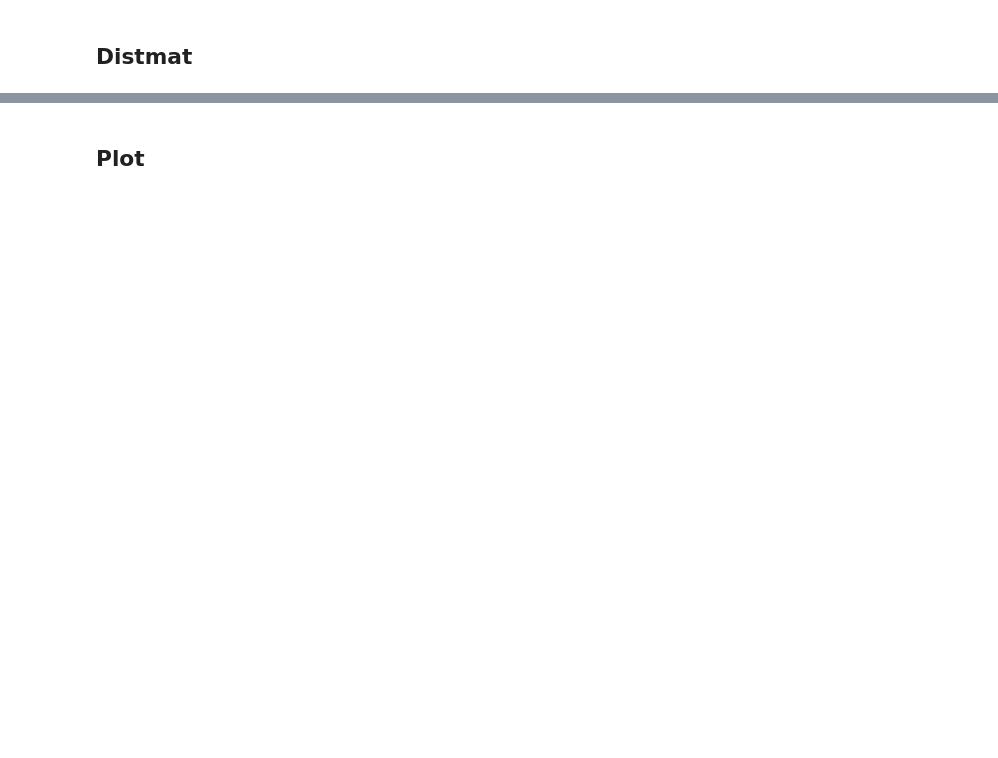
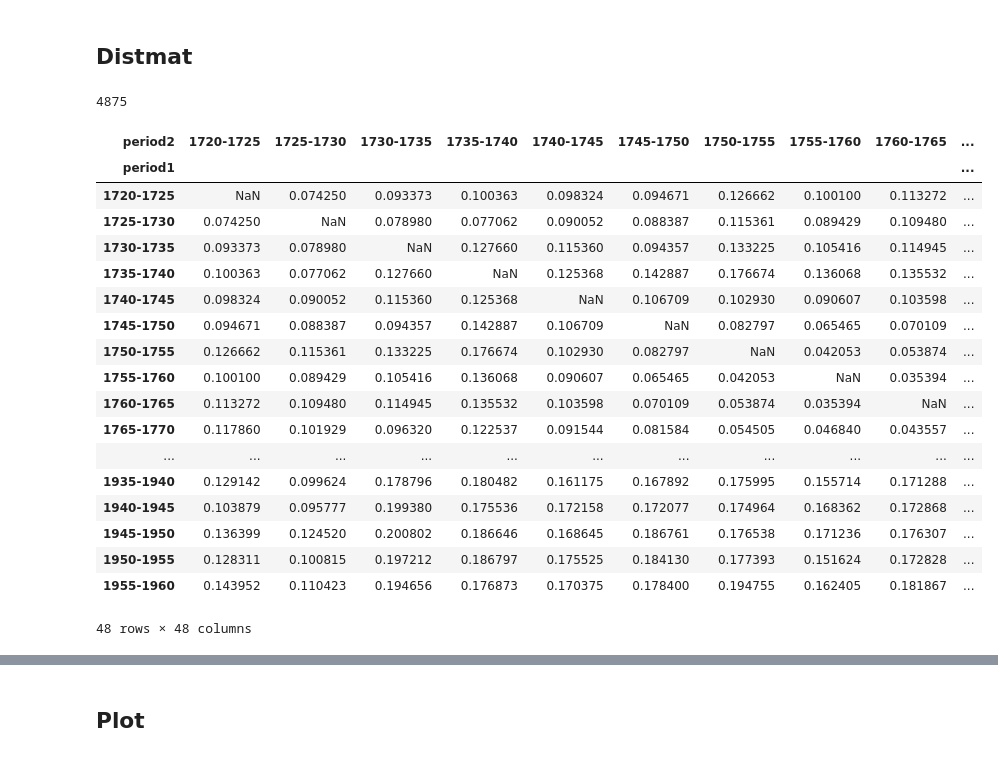
Before and after one commit to quadrismegistus/koselleck, a Jupyter notebook: koselleck/distmat.ipynb, the cells around one changed output, grey strips where cells are left out. Drawn from its saved outputs; the diff is of its cells as text; code cells hidden in the pictures; blank space fills up the shorter version.

```diff
--- a/koselleck/distmat.ipynb
+++ b/koselleck/distmat.ipynb
@@ -96,7 +97,12 @@ goodjob
 # %%
 def distmat_(objd): return distmat(**objd)
 
-def distmats(words,num_proc=1,progress=True,**distmat_opts):
+def distmats(words,num_proc=1,progress=True,force=False,**distmat_opts):
+    key='_distmats_'+str(sorted(to_words(words))) + str(sorted(distmat_opts.items()))
+    if not force:
+        with get_db('distmat') as db:
+            if key in db: return db[key]
+
     odf=None
     objs=[dict(word=w, progress=False, **distmat_opts) for w in to_words(words)]
     iterr=pmap_iter(distmat_, objs, progress=progress, num_proc=num_proc)
@@ -107,4 +113,34 @@ def distmats(words,num_proc=1,progress=True,**distmat_opts):
         else:
             df3=pd.concat([odf,df])
             odf=df3.groupby(df3.index).mean()
+
+    with get_db('distmat','w') as db: db[key]=odf
     return odf
+# %%
+novwords=get_signif_novelty_words()
+len(novwords)
+# %% [output]
+4875
+# %%
+dfdist_allnovwords = distmats(novwords)
+dfdist_allnovwords
+# %% [output]
+| period2 | 1720-1725 | 1725-1730 | 1730-1735 | 1735-1740 | 1740-1745 | 1745-1750 | 1750-1755 | 1755-1760 | 1760-1765 | ... |
+| period1 |  |  |  |  |  |  |  |  |  | ... |
+| 1720-1725 | NaN | 0.074250 | 0.093373 | 0.100363 | 0.098324 | 0.094671 | 0.126662 | 0.100100 | 0.113272 | ... |
+| 1725-1730 | 0.074250 | NaN | 0.078980 | 0.077062 | 0.090052 | 0.088387 | 0.115361 | 0.089429 | 0.109480 | ... |
+| 1730-1735 | 0.093373 | 0.078980 | NaN | 0.127660 | 0.115360 | 0.094357 | 0.133225 | 0.105416 | 0.114945 | ... |
+| 1735-1740 | 0.100363 | 0.077062 | 0.127660 | NaN | 0.125368 | 0.142887 | 0.176674 | 0.136068 | 0.135532 | ... |
+| 1740-1745 | 0.098324 | 0.090052 | 0.115360 | 0.125368 | NaN | 0.106709 | 0.102930 | 0.090607 | 0.103598 | ... |
+| 1745-1750 | 0.094671 | 0.088387 | 0.094357 | 0.142887 | 0.106709 | NaN | 0.082797 | 0.065465 | 0.070109 | ... |
+| 1750-1755 | 0.126662 | 0.115361 | 0.133225 | 0.176674 | 0.102930 | 0.082797 | NaN | 0.042053 | 0.053874 | ... |
+| 1755-1760 | 0.100100 | 0.089429 | 0.105416 | 0.136068 | 0.090607 | 0.065465 | 0.042053 | NaN | 0.035394 | ... |
+| 1760-1765 | 0.113272 | 0.109480 | 0.114945 | 0.135532 | 0.103598 | 0.070109 | 0.053874 | 0.035394 | NaN | ... |
+| 1765-1770 | 0.117860 | 0.101929 | 0.096320 | 0.122537 | 0.091544 | 0.081584 | 0.054505 | 0.046840 | 0.043557 | ... |
+| ... | ... | ... | ... | ... | ... | ... | ... | ... | ... | ... |
+| 1935-1940 | 0.129142 | 0.099624 | 0.178796 | 0.180482 | 0.161175 | 0.167892 | 0.175995 | 0.155714 | 0.171288 | ... |
+| 1940-1945 | 0.103879 | 0.095777 | 0.199380 | 0.175536 | 0.172158 | 0.172077 | 0.174964 | 0.168362 | 0.172868 | ... |
+| 1945-1950 | 0.136399 | 0.124520 | 0.200802 | 0.186646 | 0.168645 | 0.186761 | 0.176538 | 0.171236 | 0.176307 | ... |
+| 1950-1955 | 0.128311 | 0.100815 | 0.197212 | 0.186797 | 0.175525 | 0.184130 | 0.177393 | 0.151624 | 0.172828 | ... |
+| 1955-1960 | 0.143952 | 0.110423 | 0.194656 | 0.176873 | 0.170375 | 0.178400 | 0.194755 | 0.162405 | 0.181867 | ... |
+48 rows × 48 columns
```
Also changed, not shown: parts of 8 cells of this notebook, 7 other files.
